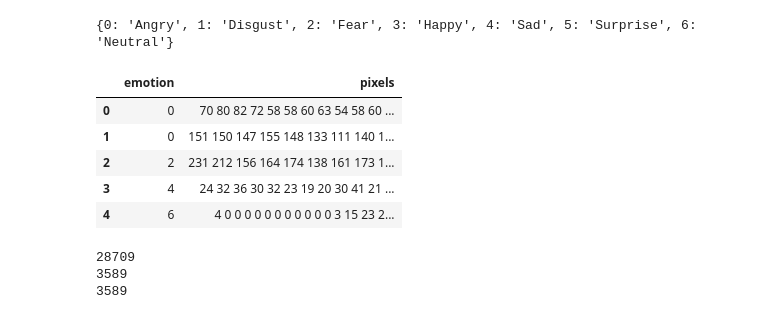
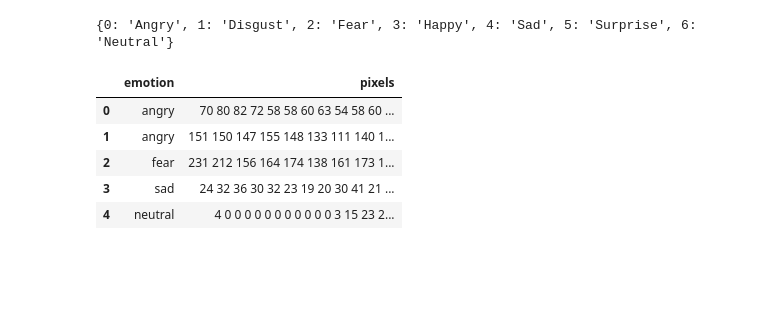
Before and after one commit to DSPRO2-Group-9/emotion_recognition, a Jupyter notebook: notebook/eda/dqa_fer2013.ipynb, the cells around one changed output. Saved outputs shown, nothing was run; the diff lists cells and outputs as text; code cells hidden in the pictures; blank space fills up the shorter version.

```diff
--- a/notebook/eda/dqa_fer2013.ipynb
+++ b/notebook/eda/dqa_fer2013.ipynb
@@ -48,35 +28,19 @@ print(emotion_labels)
 # %% [output]
 {0: 'Angry', 1: 'Disgust', 2: 'Fear', 3: 'Happy', 4: 'Sad', 5: 'Surprise', 6: 'Neutral'}
 # %%
-fer2013_df = pd.read_csv("../../data/raw/fer2013.csv", index_col=False)
+fer2013_df = pd.read_csv("../../data/raw/fer2013/fer2013.csv", index_col=False)
 fer2013_df.drop(columns="Usage", inplace=True)
 
+for index, row in fer2013_df.iterrows():
+    expression = emotion_labels.get(row["emotion"]).lower()
+    fer2013_df.loc[index, "emotion"] = expression
+
 fer2013_df.head()
 # %% [output]
 |  | emotion | pixels |
-| 0 | 0 | 70 80 82 72 58 58 60 63 54 58 60 ... |
-| 1 | 0 | 151 150 147 155 148 133 111 140 1... |
-| 2 | 2 | 231 212 156 164 174 138 161 173 1... |
-| 3 | 4 | 24 32 36 30 32 23 19 20 30 41 21 ... |
-| 4 | 6 | 4 0 0 0 0 0 0 0 0 0 0 0 3 15 23 2... |
+| 0 | angry | 70 80 82 72 58 58 60 63 54 58 60 ... |
+| 1 | angry | 151 150 147 155 148 133 111 140 1... |
+| 2 | fear | 231 212 156 164 174 138 161 173 1... |
+| 3 | sad | 24 32 36 30 32 23 19 20 30 41 21 ... |
+| 4 | neutral | 4 0 0 0 0 0 0 0 0 0 0 0 3 15 23 2... |
-# %%
-train_ratio = 0.80
-test_ratio = 0.10
-validation_ratio = 0.10
-
-X = fer2013_df["pixels"].values
-y = fer2013_df["emotion"].values
-
-X_train, X_test, y_train, y_test = train_test_split(X, y, test_size=test_ratio)
-X_train, X_valid, y_train, y_valid = train_test_split(
-    X_train, y_train, test_size=validation_ratio / (train_ratio + test_ratio)
-)
-
-print(len(X_train))
-print(len(X_test))
-print(len(X_valid))
-# %% [output]
-28709
-3589
-3589
 # %%
```
Also changed, not shown: parts of 6 cells of this notebook, 2 other files.
